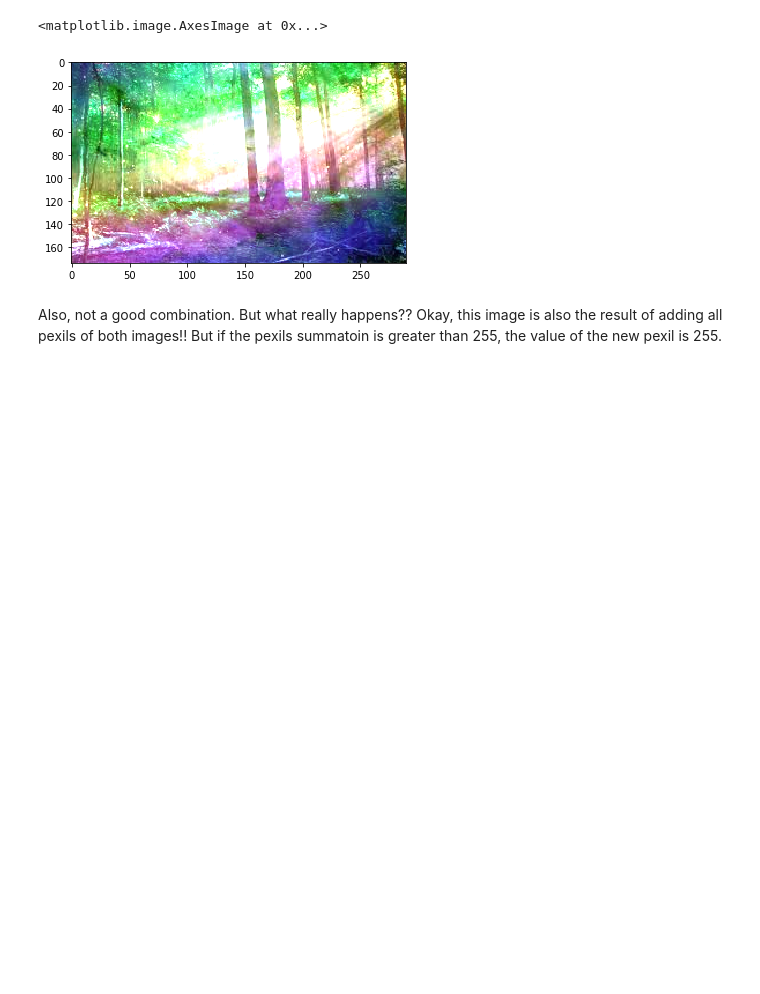
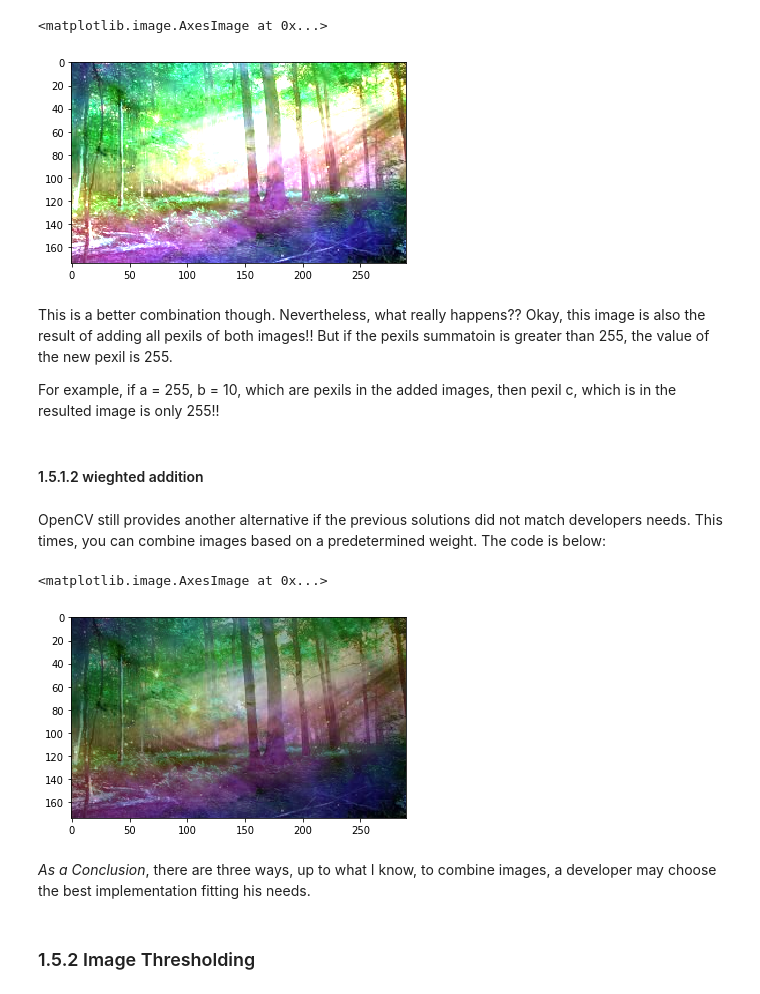
Before and after one commit to MagedSaeed/age_gender_recognition, a Jupyter notebook: preparing/Maged/Image Operations.ipynb, the cells around one changed output. Cells and saved outputs as stored; diff of their text form; code cells hidden in the pictures; blank space fills up the shorter version.

Commit message:
image operations is modified

```diff
--- a/preparing/Maged/Image Operations.ipynb
+++ b/preparing/Maged/Image Operations.ipynb
@@ -173,4 +178,21 @@ plt.imshow(two_images_cv)
 <matplotlib.image.AxesImage at 0x...>
 [figure]
 # %% [markdown]
-Also, not a good combination. But what really happens?? Okay, this image is also the result of adding all pexils of both images!! But if the pexils summatoin is greater than 255, the value of the new pexil is 255.
+This is a better combination though. Nevertheless, what really happens?? Okay, this image is also the result of adding all pexils of both images!! But if the pexils summatoin is greater than 255, the value of the new pexil is 255.
+
+For example, if a = 255, b = 10, which are pexils in the added images, then pexil c, which is in the resulted image is only 255!!
+# %% [markdown]
+#### 1.5.1.2 wieghted addition
+# %% [markdown]
+OpenCV still provides another alternative if the previous solutions did not match developers needs.
+This times, you can combine images based on a predetermined weight. The code is below:
+# %%
+two_images_weighted = cv2.addWeighted(clrd_img, 0.45, clrd_img2, 0.55, 0)
+plt.imshow(two_images_weighted)
+# %% [output]
+<matplotlib.image.AxesImage at 0x...>
+[figure, added]
+# %% [markdown]
+_As a Conclusion_, there are three ways, up to what I know, to combine images, a developer may choose the best implementation fitting his needs.
+# %% [markdown]
+### 1.5.2 Image Thresholding
```
Also changed, not shown: parts of 23 cells of this notebook, 1 other file.
